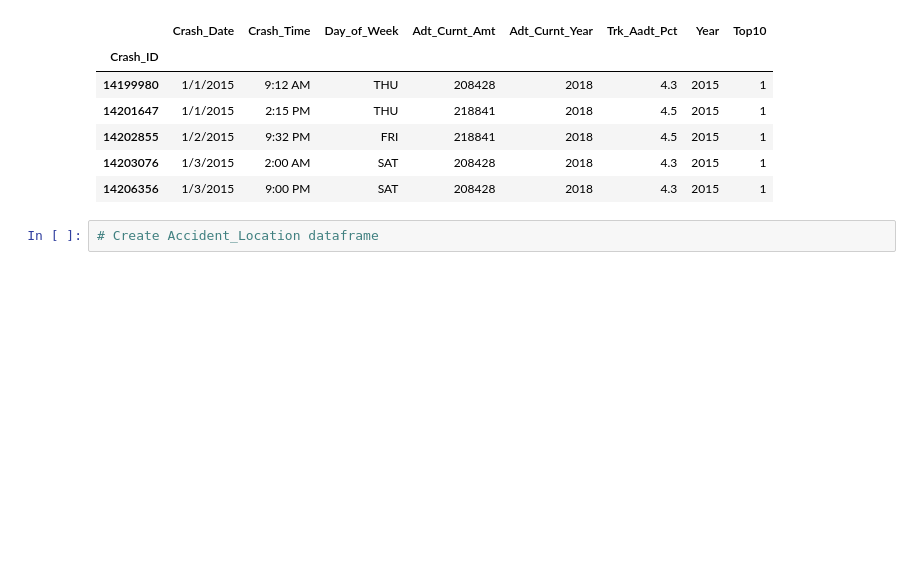
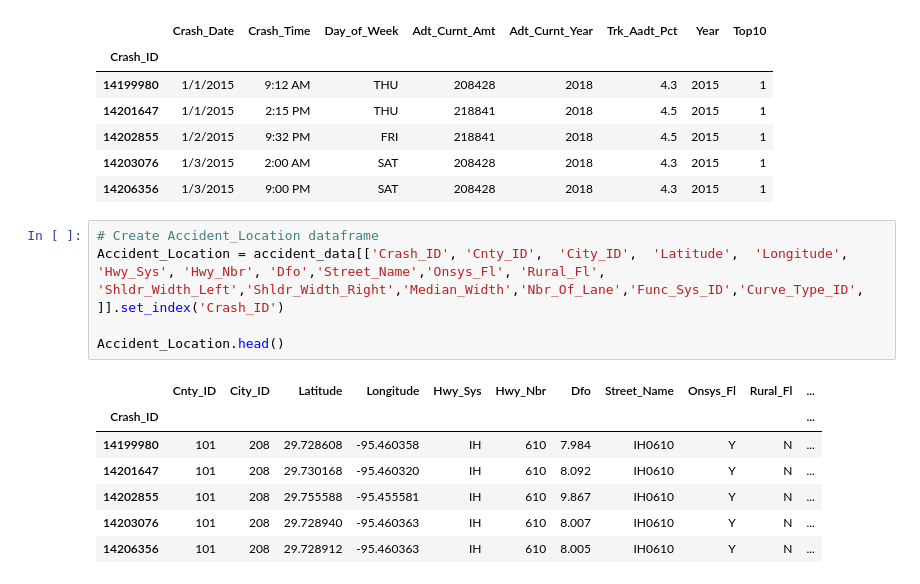
Before and after one commit to sphan35/predictive_crash_final, a Jupyter notebook: Accident_Cleaning.ipynb, the cells around one changed output. Saved outputs shown, nothing was run; the diff lists cells and outputs as text; blank space fills up the shorter version.

```diff
--- a/Accident_Cleaning.ipynb
+++ b/Accident_Cleaning.ipynb
@@ -82,5 +82,17 @@ Accident.head()
 | 14206356 | 1/3/2015 | 9:00 PM | SAT | 208428 | 2018 | 4.3 | 2015 | 1 |
 # %%
 # Create Accident_Location dataframe
+Accident_Location = accident_data[['Crash_ID', 'Cnty_ID',  'City_ID',  'Latitude',  'Longitude', 'Hwy_Sys', 'Hwy_Nbr', 'Dfo','Street_Name','Onsys_Fl', 'Rural_Fl', 'Shldr_Width_Left','Shldr_Width_Right','Median_Width','Nbr_Of_Lane','Func_Sys_ID','Curve_Type_ID',
+]].set_index('Crash_ID')
+
+Accident_Location.head()
+# %% [output]
+|  | Cnty_ID | City_ID | Latitude | Longitude | Hwy_Sys | Hwy_Nbr | Dfo | Street_Name | Onsys_Fl | Rural_Fl | ... |
+| Crash_ID |  |  |  |  |  |  |  |  |  |  | ... |
+| 14199980 | 101 | 208 | 29.728608 | -95.460358 | IH | 610 | 7.984 | IH0610 | Y | N | ... |
+| 14201647 | 101 | 208 | 29.730168 | -95.460320 | IH | 610 | 8.092 | IH0610 | Y | N | ... |
+| 14202855 | 101 | 208 | 29.755588 | -95.455581 | IH | 610 | 9.867 | IH0610 | Y | N | ... |
+| 14203076 | 101 | 208 | 29.728940 | -95.460363 | IH | 610 | 8.007 | IH0610 | Y | N | ... |
+| 14206356 | 101 | 208 | 29.728912 | -95.460363 | IH | 610 | 8.005 | IH0610 | Y | N | ... |
 # %%
 # Create Accident_Conditions dataframe
```
Also changed, not shown: parts of 13 cells of this notebook, 5 other files.
